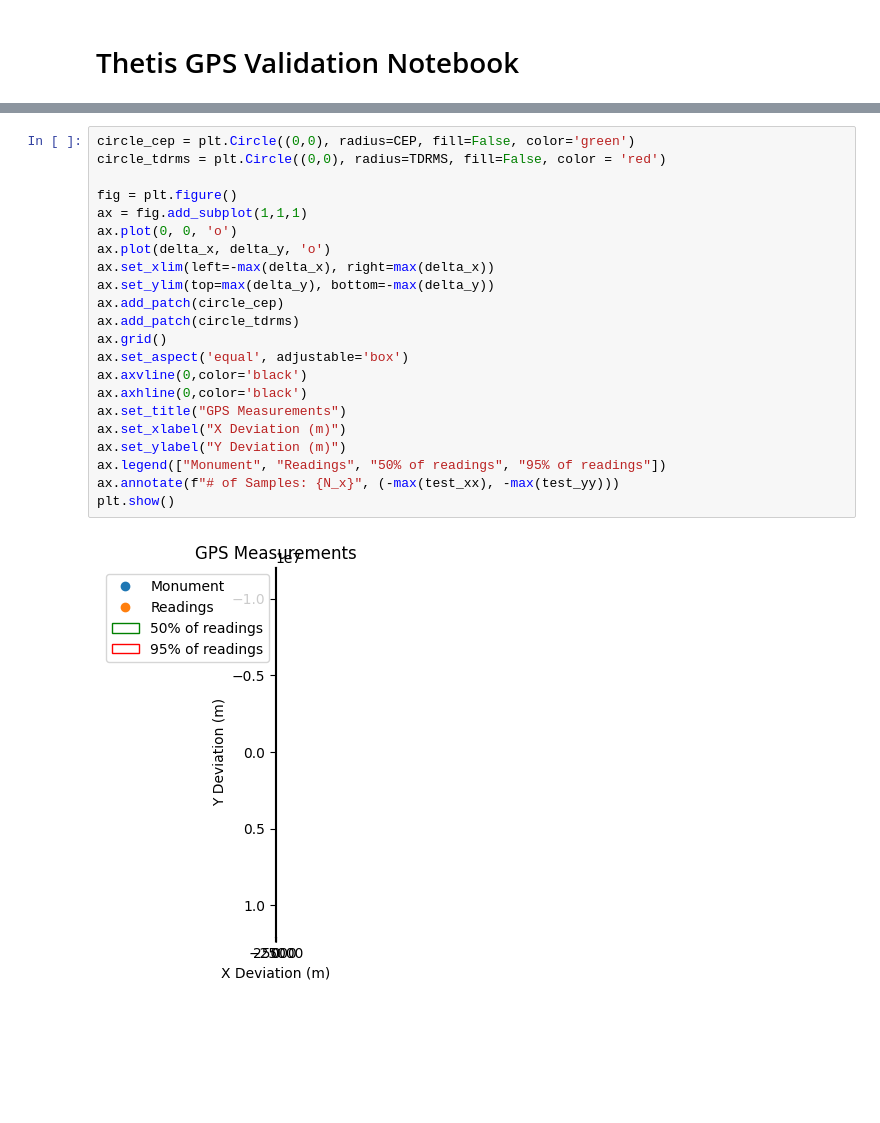
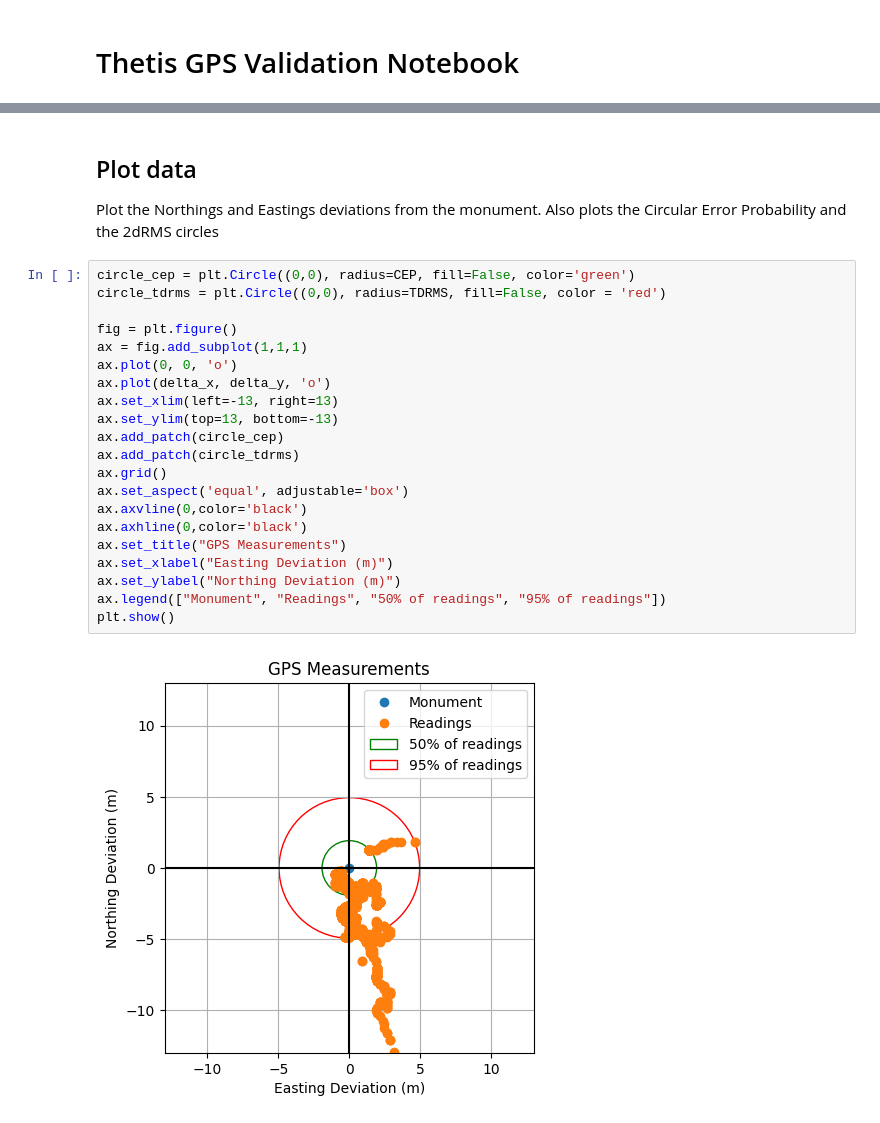
Before and after one commit to Legohead259/Thetis-Scripts, a Jupyter notebook: gps_validation/gps_validation.ipynb, the cells around one changed output, grey strips where cells are left out. Saved outputs shown, nothing was run; the diff lists cells and outputs as text; blank space fills up the shorter version.

```diff
--- a/gps_validation/gps_validation.ipynb
+++ b/gps_validation/gps_validation.ipynb
@@ -101,24 +184,26 @@ Plot the
+# %% [markdown]
+## Plot data
+Plot the Northings and Eastings deviations from the monument. Also plots the Circular Error Probability and the 2dRMS circles
 # %%
 circle_cep = plt.Circle((0,0), radius=CEP, fill=False, color='green')
 circle_tdrms = plt.Circle((0,0), radius=TDRMS, fill=False, color = 'red')
 
 fig = plt.figure()
 ax = fig.add_subplot(1,1,1)
 ax.plot(0, 0, 'o')
 ax.plot(delta_x, delta_y, 'o')
-ax.set_xlim(left=-max(delta_x), right=max(delta_x))
-ax.set_ylim(top=max(delta_y), bottom=-max(delta_y))
+ax.set_xlim(left=-13, right=13)
+ax.set_ylim(top=13, bottom=-13)
 ax.add_patch(circle_cep)
 ax.add_patch(circle_tdrms)
 ax.grid()
 ax.set_aspect('equal', adjustable='box')
 ax.axvline(0,color='black')
 ax.axhline(0,color='black')
 ax.set_title("GPS Measurements")
-ax.set_xlabel("X Deviation (m)")
-ax.set_ylabel("Y Deviation (m)")
+ax.set_xlabel("Easting Deviation (m)")
+ax.set_ylabel("Northing Deviation (m)")
 ax.legend(["Monument", "Readings", "50% of readings", "95% of readings"])
-ax.annotate(f"# of Samples: {N_x}", (-max(test_xx), -max(test_yy)))
 plt.show()
 # %% [output]
-[figure, old version]
+[figure, new version]
```
Also changed, not shown: parts of 9 cells of this notebook, 4 other files.
